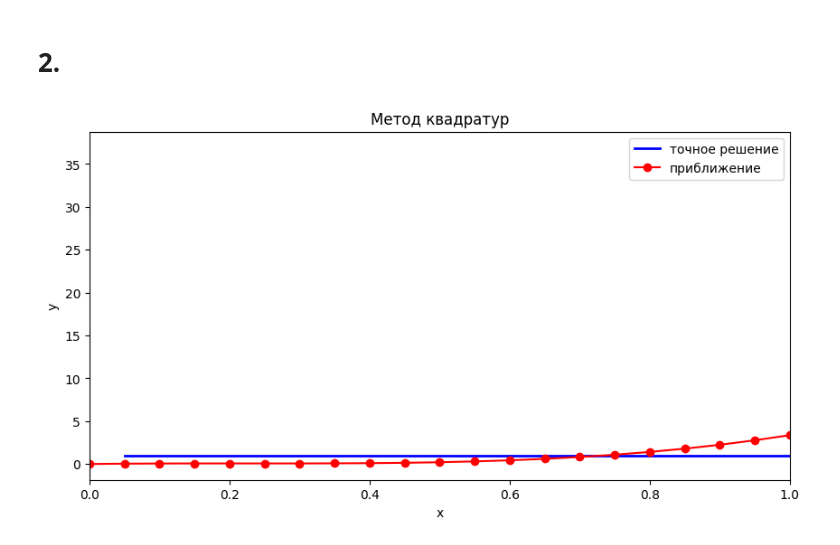
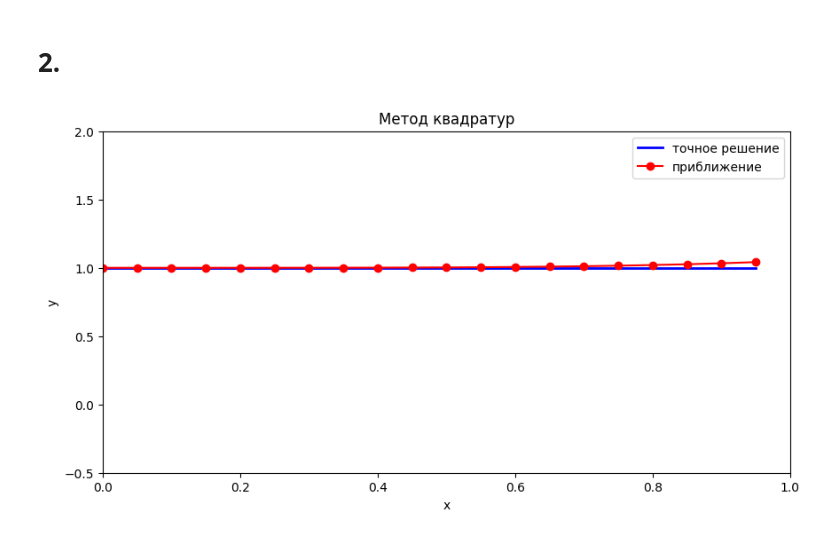
Before and after one commit to KadilenkoIvan/digital_signal_processing, a Jupyter notebook: lab8/main.ipynb, the cells around one changed output. Saved outputs shown, nothing was run; the diff lists cells and outputs as text; code cells hidden in the pictures.

```diff
--- a/lab8/main.ipynb
+++ b/lab8/main.ipynb
@@ -134,16 +165,24 @@ def Solve(f,t,Lambda):
 # %%
 x = np.arange (a, b, h)
+x = x.reshape(len(x), 1)
 n = len(x)
-y = np.array(y_exact(x)) # точное решение
+
+y = []
+for i in range(n):
+    y.append([])  # создаем пустую строку
+    y[i].append(y_exact(x[i]))
+y = np.array(y).reshape(n, 1)
+
 y_approx = Solve(f, x, Lambda)
 plt.figure(figsize=(10, 5))
 plt.plot(x, y, '-b', linewidth=2, label='точное решение') # график точного решения
 plt.plot(x, y_approx, '-or', label='приближение') # график найденного решения
 plt.title('Метод квадратур')
 plt.xlabel('x')
 plt.xlim(0, 1)
+plt.ylim(-0.5, 2)
 plt.ylabel('y')
 plt.legend()
 plt.show()
 # %% [output]
-[figure, old version]
+[figure, new version]
```
Also changed, not shown: parts of 1 cell of this notebook, 1 other file.
